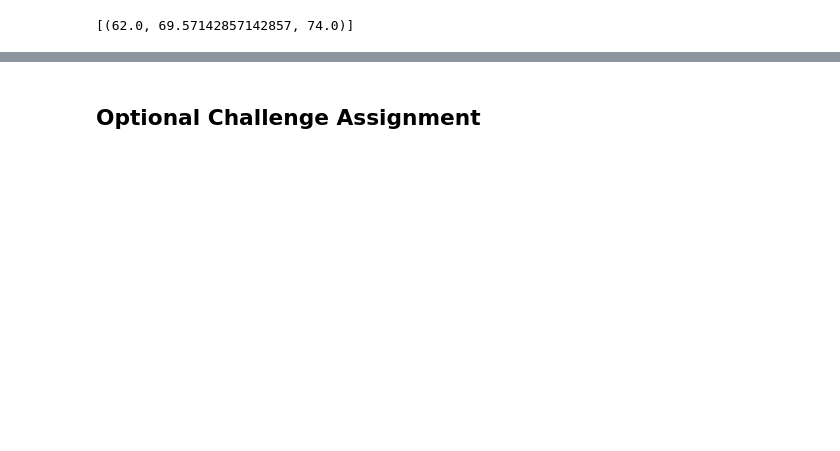
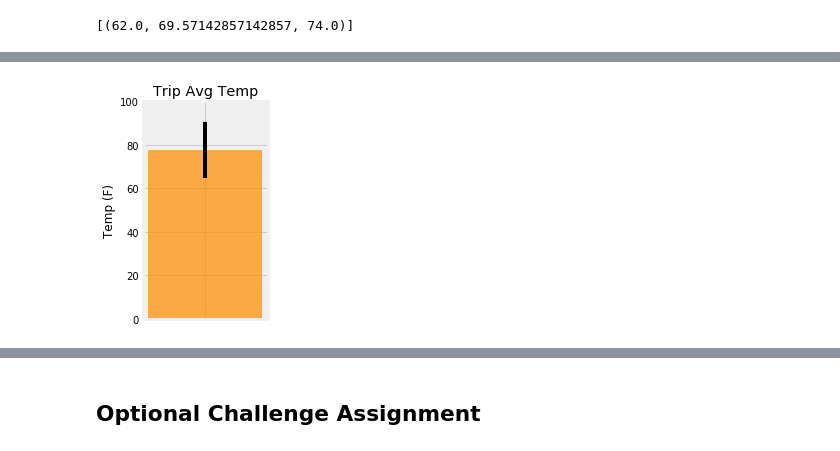
Before and after one commit to normalfactory/DataScience_Assignment_8, a Jupyter notebook: climate_starter.ipynb, the cells around one changed output, grey strips where cells are left out. Saved outputs shown, nothing was run; the diff lists cells and outputs as text; code cells hidden in the pictures; blank space fills up the shorter version.

Commit message:
determined trip avg temp chart

```diff
--- a/climate_starter.ipynb
+++ b/climate_starter.ipynb
@@ -313,3 +301,44 @@ print(calc_temps('2012-02-28', '2012-03-05'))
+# %%
+#-- Determine Temperature Metadata
+
+#- Vacation Dates
+startVacation = "2016-09-13"
+endVacation = "2016-09-27"
+
+
+#- Calculate Metadata
+vacationStats = calc_temps(startVacation, endVacation)
+
+vacationMinTemp = vacationStats[0][0]
+
+vacationAveTemp = vacationStats[0][1]
+
+vacationMaxTemp = vacationStats[0][2]
+
+
+#- Calculate Peak Range
+vacationRangeTemp = vacationMaxTemp - vacationMinTemp
+# %%
+#-- Plot Trip Avg Temp
+
+#- Set size
+plt.figure(figsize=(2,4))
+
+#- Create Bar Chart
+plt.bar('', vacationAveTemp, alpha=0.7, yerr=vacationRangeTemp, color='darkorange')
+
+#- Set Labels
+plt.ylabel('Temp (F)')
+plt.title('Trip Avg Temp')
+plt.xlabel('')
+
+#- Y Axis Limits
+plt.ylim(0, 100)
+
+#- Display Chart
+plt.show()
+# %% [output]
+[figure, added]
 # %%
 # Calculate the rainfall per weather station for your trip dates using the previous year's matching dates.
 # Sort this in descending order by precipitation amount and list the station, name, latitude, longitude, and elevation
```
Also changed, not shown: parts of 13 cells of this notebook.
